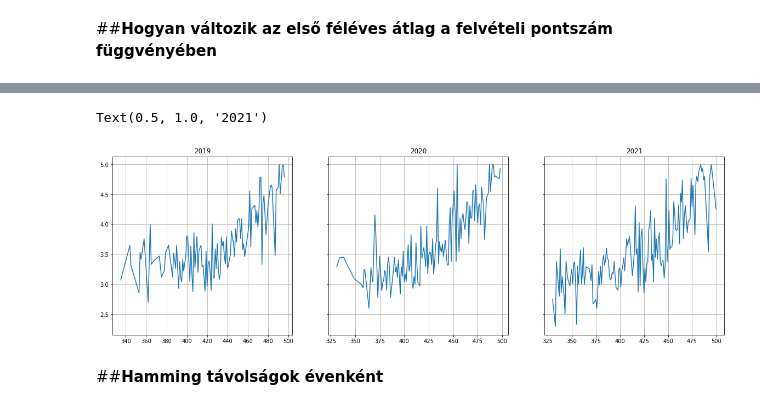
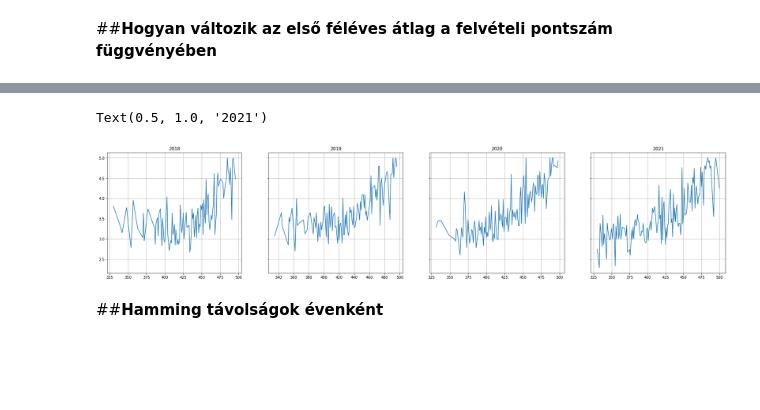
Before and after one commit to konderal333/-nkutfel, a Jupyter notebook: ONKUTFEL2/öngud.ipynb, the cells around one changed output, grey strips where cells are left out. Drawn from its saved outputs; the diff is of its cells as text; code cells hidden in the pictures; blank space fills up the shorter version.

```diff
--- a/ONKUTFEL2/öngud.ipynb
+++ b/ONKUTFEL2/öngud.ipynb
@@ -225,23 +202,23 @@ ValueError: ignored
 # %%
-# 3 plot egybe
+# 4 plot egybe
 
 fig, axes = plt.subplots(1,4, sharey = True)
-fig.set_size_inches(20, 6)
+fig.set_size_inches(30, 6)
 axes[0].plot([item[0] for item in sorted_mean_scores_2018.items()], [item[1] for item in sorted_mean_scores_2018.items()])
 axes[0].grid()
 axes[0].set_title('2018')
 axes[1].plot([item[0] for item in sorted_mean_scores_2019.items()], [item[1] for item in sorted_mean_scores_2019.items()])
 axes[1].grid()
 axes[1].set_title('2019')
 axes[2].plot([item[0] for item in sorted_mean_scores_2020.items()], [item[1] for item in sorted_mean_scores_2020.items()])
 axes[2].grid()
 axes[2].set_title('2020')
 axes[3].plot([item[0] for item in sorted_mean_scores_2021.items()], [item[1] for item in sorted_mean_scores_2021.items()])
 axes[3].grid()
 axes[3].set_title('2021')
 # %% [output]
 Text(0.5, 1.0, '2021')
-[figure, old version]
+[figure, new version]
 # %% [markdown]
 ##**Hamming távolságok évenként**
 # %%
```
Also changed, not shown: parts of 8 cells of this notebook.
